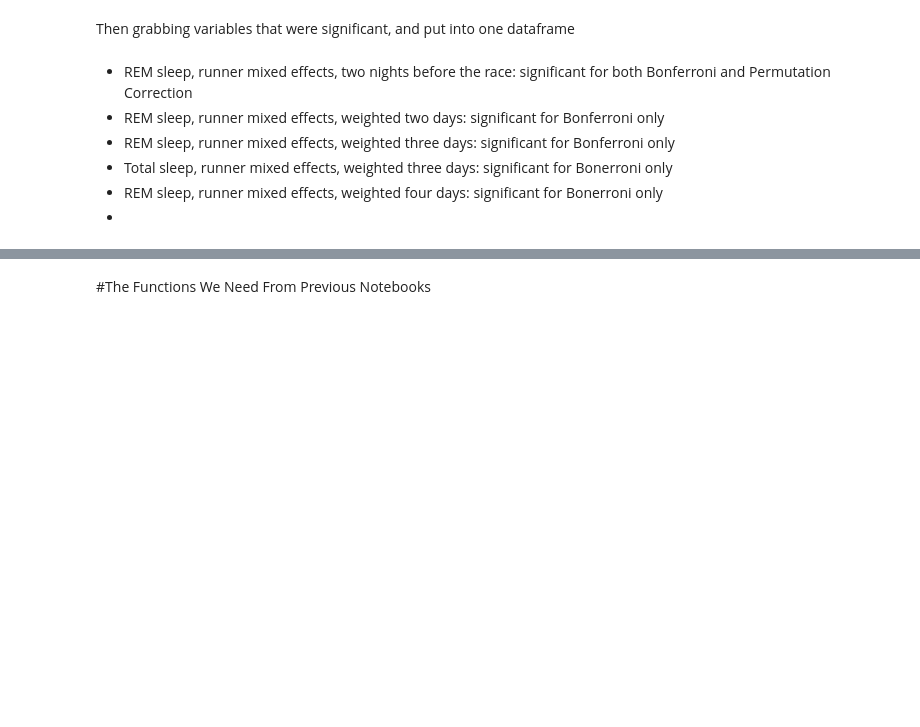
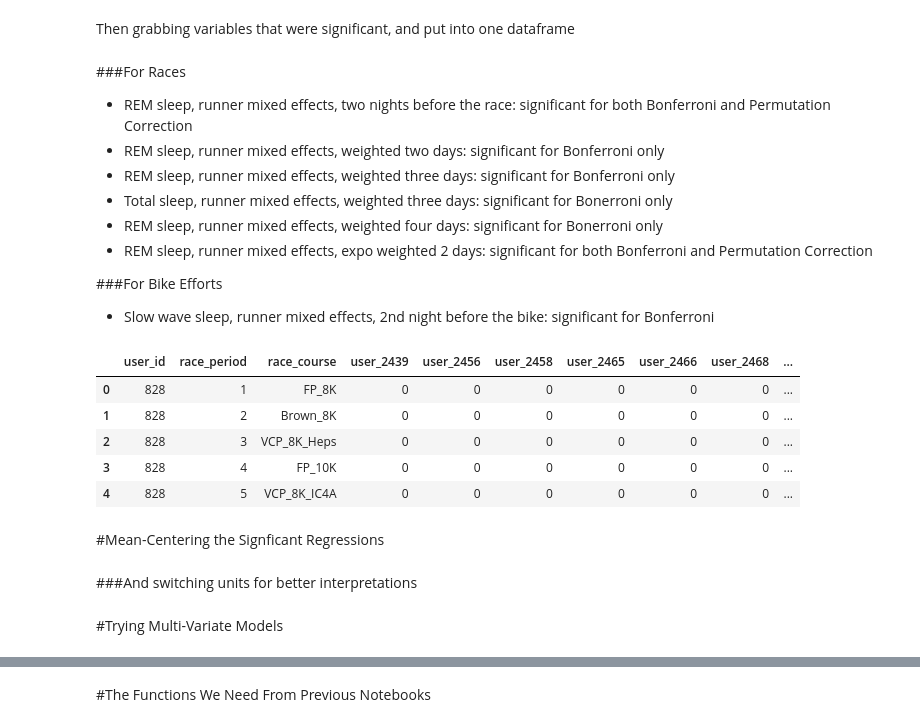
Before and after one commit to callen13/Senior_Thesis, a Jupyter notebook: sequential_model_selection.ipynb, the cells around one changed output, grey strips where cells are left out. Saved outputs shown, nothing was run; the diff lists cells and outputs as text; code cells hidden in the pictures; blank space fills up the shorter version.

Commit message:
Ran All Regressions, moved over significant ones to seq_m_s

```diff
--- a/sequential_model_selection.ipynb
+++ b/sequential_model_selection.ipynb
@@ -115,9 +115,48 @@ expo_weight_df2 = expo_weight_df2.drop(df.columns[0], axis=1)
 # %% [markdown]
 Then grabbing variables that were significant, and put into one dataframe
 # %% [markdown]
+###For Races
 - REM sleep, runner mixed effects, two nights before the race: significant for both Bonferroni and Permutation Correction
 - REM sleep, runner mixed effects, weighted two days: significant for Bonferroni only
 - REM sleep, runner mixed effects, weighted three days: significant for Bonferroni only
 - Total sleep, runner mixed effects, weighted three days: significant for Bonerroni only
 - REM sleep, runner mixed effects, weighted four days: significant for Bonerroni only
--
+- REM sleep, runner mixed effects, expo weighted 2 days: significant for both Bonferroni and Permutation Correction
+
+###For Bike Efforts
+- Slow wave sleep, runner mixed effects, 2nd night before the bike: significant for Bonferroni
+# %%
+REM_2nd_Night_Before = reg_df1[['user_id', 'race_period', 'rem_sleep_duration']]
+REM_Weighted_Two_Days = weight_regdf2[['user_id', 'race_period', 'rem_sleep_duration']]
+REM_Weighted_Three_Days = weight_regdf3[['user_id', 'race_period', 'rem_sleep_duration']]
+REM_Weighted_Four_Days = weight_regdf4[['user_id', 'race_period', 'rem_sleep_duration']]
+REM_Expo_Weighted_Two_Days = expo_weight_df2[['user_id', 'race_period', 'rem_sleep_duration']]
+total_sleep_weighted_3days = weight_regdf3[['user_id', 'race_period', 'sleep_duration']]
+
+#convert to R
+pandas2ri.activate()
+R_REM_2nd_Night_Before = pandas2ri.py2ri(REM_2nd_Night_Before)
+R_REM_Weighted_Two_Days = pandas2ri.py2ri(REM_Weighted_Two_Days)
+R_REM_Weighted_Three_Days = pandas2ri.py2ri(REM_Weighted_Three_Days)
+R_REM_Weighted_Four_Days = pandas2ri.py2ri(REM_Weighted_Four_Days)
+R_REM_Expo_Weighted_Two_Days = pandas2ri.py2ri(REM_Expo_Weighted_Two_Days)
+R_total_sleep_weighted_3days = pandas2ri.py2ri(total_sleep_weighted_3days)
+# %%
+df = reg_df0
+df = reg_df0.drop(['date_md', 'start', 'end', 'score', 'latency', 'time_in_bed', 'wake_duration', 'light_sleep_duration',
+                  'slow_wave_sleep_duration', 'rem_sleep_duration', 'cycles_count', 'debt_post', 'is_nap', 'recovery_score',
+                  'resting_heart_rate', 'hrv_rmssd', 'end_epoch', 'buildup_days', 'sleep_duration', 'disturbances'], axis=1)
+
+#merge in variables of interest
+df = df.merge(REM_2nd_Night_Before, how="left")
+df.rename(columns = {'rem_sleep_duration':'REM_2nd_Night_Before'}, inplace = True)
+df = df.merge(REM_Weighted_Two_Days, how="left")
+df.rename(columns = {'rem_sleep_duration':'REM_Weighted_2_Days'}, inplace = True)
+df = df.merge(REM_Weighted_Three_Days, how="left")
+df.rename(columns = {'rem_sleep_duration':'REM_Weighted_3_Days'}, inplace = True)
+df = df.merge(REM_Weighted_Four_Days, how="left")
+df.rename(columns = {'rem_sleep_duration':'REM_Weighted_4_Days'}, inplace = True)
+df = df.merge(REM_Expo_Weighted_Two_Days, how="left")
+df.rename(columns = {'rem_sleep_duration':'REM_Expo_Weighted_2_Days'}, inplace = True)
+df = df.merge(total_sleep_weighted_3days, how="left")
+df.rename(columns = {'sleep_duration':'total_sleep_weighted_3days'}, inplace = True)
@@ -123,0 +165,15 @@ Then grabbing variables that were significant, and put into one dataframe
+# %%
+df.head()
+# %% [output]
+|  | user_id | race_period | race_course | user_2439 | user_2456 | user_2458 | user_2465 | user_2466 | user_2468 | ... |
+| 0 | 828 | 1 | FP_8K | 0 | 0 | 0 | 0 | 0 | 0 | ... |
+| 1 | 828 | 2 | Brown_8K | 0 | 0 | 0 | 0 | 0 | 0 | ... |
+| 2 | 828 | 3 | VCP_8K_Heps | 0 | 0 | 0 | 0 | 0 | 0 | ... |
+| 3 | 828 | 4 | FP_10K | 0 | 0 | 0 | 0 | 0 | 0 | ... |
+| 4 | 828 | 5 | VCP_8K_IC4A | 0 | 0 | 0 | 0 | 0 | 0 | ... |
+# %% [markdown]
+#Mean-Centering the Signficant Regressions
+# %% [markdown]
+###And switching units for better interpretations
+# %% [markdown]
+#Trying Multi-Variate Models
```
Also changed, not shown: parts of 3 cells of this notebook, 2 other files.
